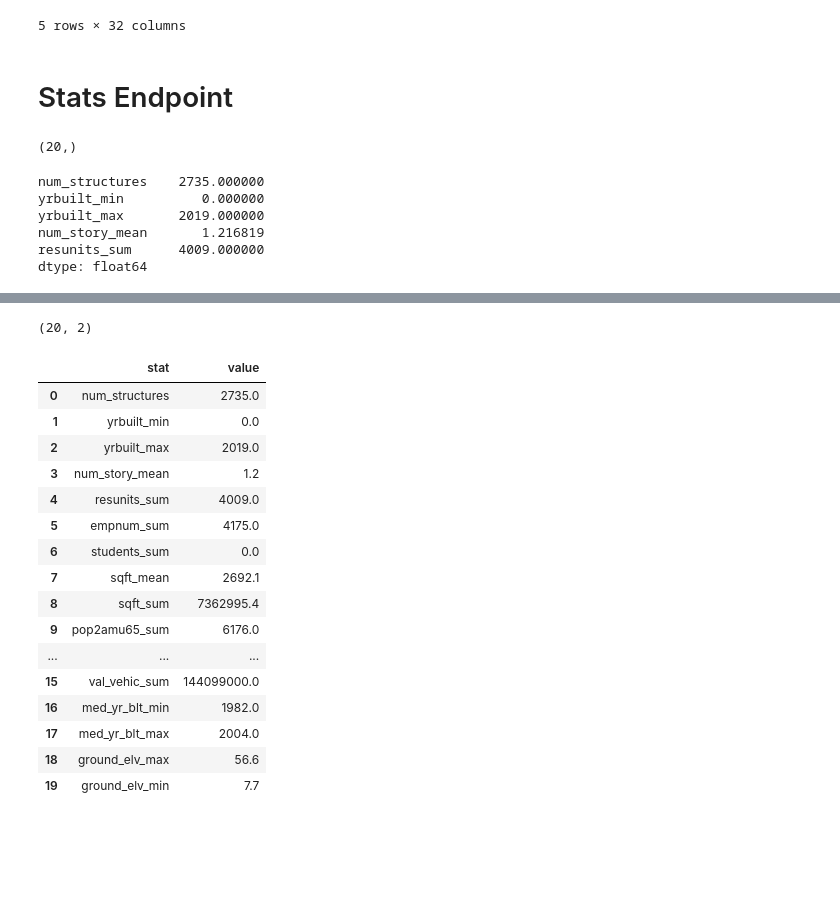
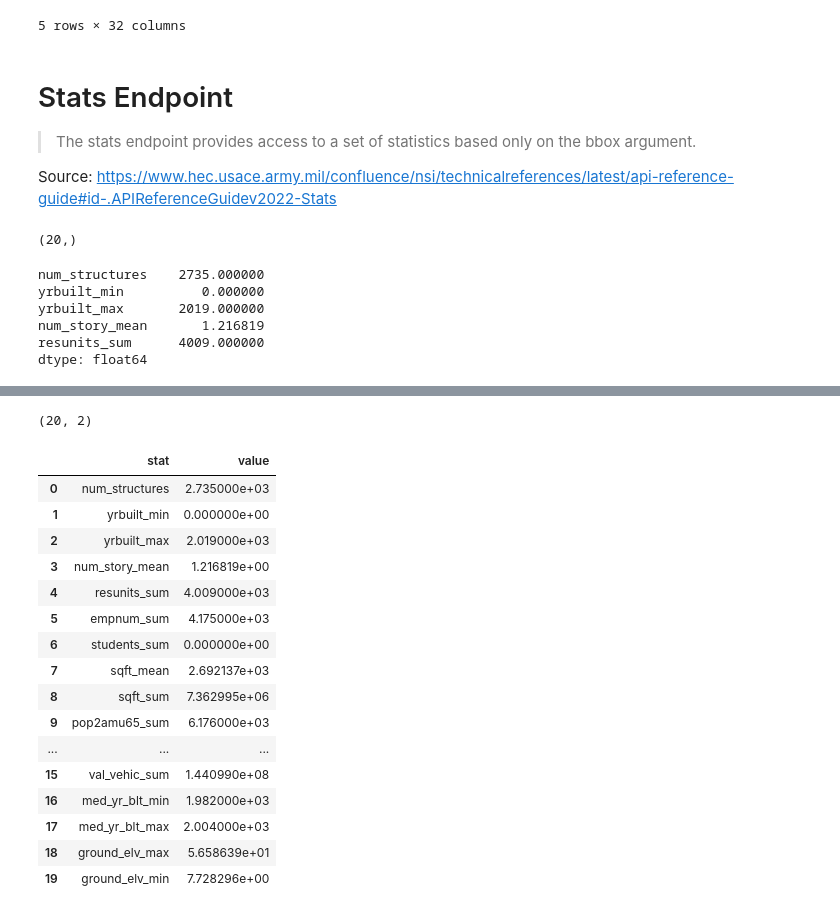
Before and after one commit to mebauer/national-structure-inventory-examples, a Jupyter notebook: api-examples.ipynb, the cells around one changed output, grey strips where cells are left out. Cells and saved outputs as stored; diff of their text form; code cells hidden in the pictures; blank space fills up the shorter version.

```diff
--- a/api-examples.ipynb
+++ b/api-examples.ipynb
@@ -124,6 +136,10 @@ df.head()
 5 rows × 32 columns
 # %% [markdown]
 # Stats Endpoint
+
+> The stats endpoint provides access to a set of statistics based only on the bbox argument.
+
+Source: https://www.hec.usace.army.mil/confluence/nsi/technicalreferences/latest/api-reference-guide#id-.APIReferenceGuidev2022-Stats
 # %%
 root_url = "https://nsi.sec.usace.army.mil/nsiapi/"
 stats = "stats?bbox="
@@ -163,31 +181,31 @@ ground_elv_max    5.658639e+01
 ground_elv_min    7.728296e+00
 dtype: float64
 # %%
+# pushing into a dataframe and reset index, rename columns
 df = (
     pd.DataFrame(df)
     .reset_index()
     .rename(columns={"index":"stat", 0:"value"})
-    .round(1)
 )
 
 print(df.shape)
 df
 # %% [output]
 (20, 2)
 |  | stat | value |
-| 0 | num_structures | 2735.0 |
-| 1 | yrbuilt_min | 0.0 |
-| 2 | yrbuilt_max | 2019.0 |
-| 3 | num_story_mean | 1.2 |
-| 4 | resunits_sum | 4009.0 |
-| 5 | empnum_sum | 4175.0 |
-| 6 | students_sum | 0.0 |
-| 7 | sqft_mean | 2692.1 |
-| 8 | sqft_sum | 7362995.4 |
-| 9 | pop2amu65_sum | 6176.0 |
+| 0 | num_structures | 2.735000e+03 |
+| 1 | yrbuilt_min | 0.000000e+00 |
+| 2 | yrbuilt_max | 2.019000e+03 |
+| 3 | num_story_mean | 1.216819e+00 |
+| 4 | resunits_sum | 4.009000e+03 |
+| 5 | empnum_sum | 4.175000e+03 |
+| 6 | students_sum | 0.000000e+00 |
+| 7 | sqft_mean | 2.692137e+03 |
+| 8 | sqft_sum | 7.362995e+06 |
+| 9 | pop2amu65_sum | 6.176000e+03 |
 | ... | ... | ... |
-| 15 | val_vehic_sum | 144099000.0 |
-| 16 | med_yr_blt_min | 1982.0 |
-| 17 | med_yr_blt_max | 2004.0 |
-| 18 | ground_elv_max | 56.6 |
-| 19 | ground_elv_min | 7.7 |
+| 15 | val_vehic_sum | 1.440990e+08 |
+| 16 | med_yr_blt_min | 1.982000e+03 |
+| 17 | med_yr_blt_max | 2.004000e+03 |
+| 18 | ground_elv_max | 5.658639e+01 |
+| 19 | ground_elv_min | 7.728296e+00 |
```
Also changed, not shown: parts of 12 cells of this notebook, 1 other file.
